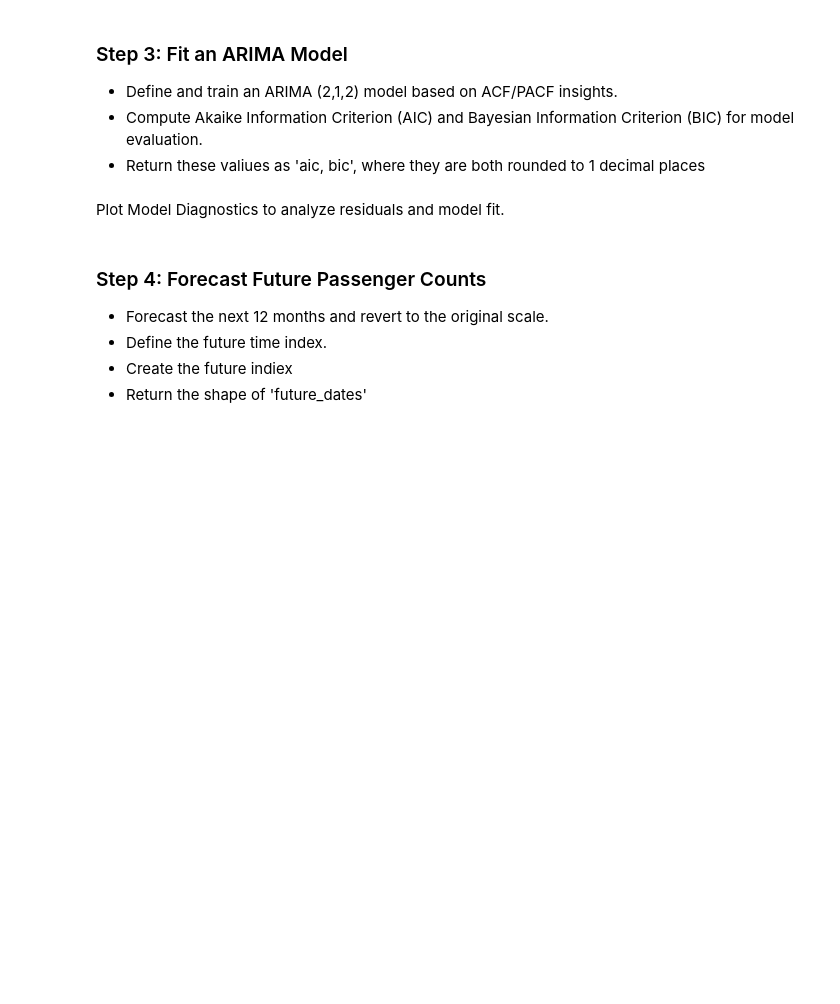
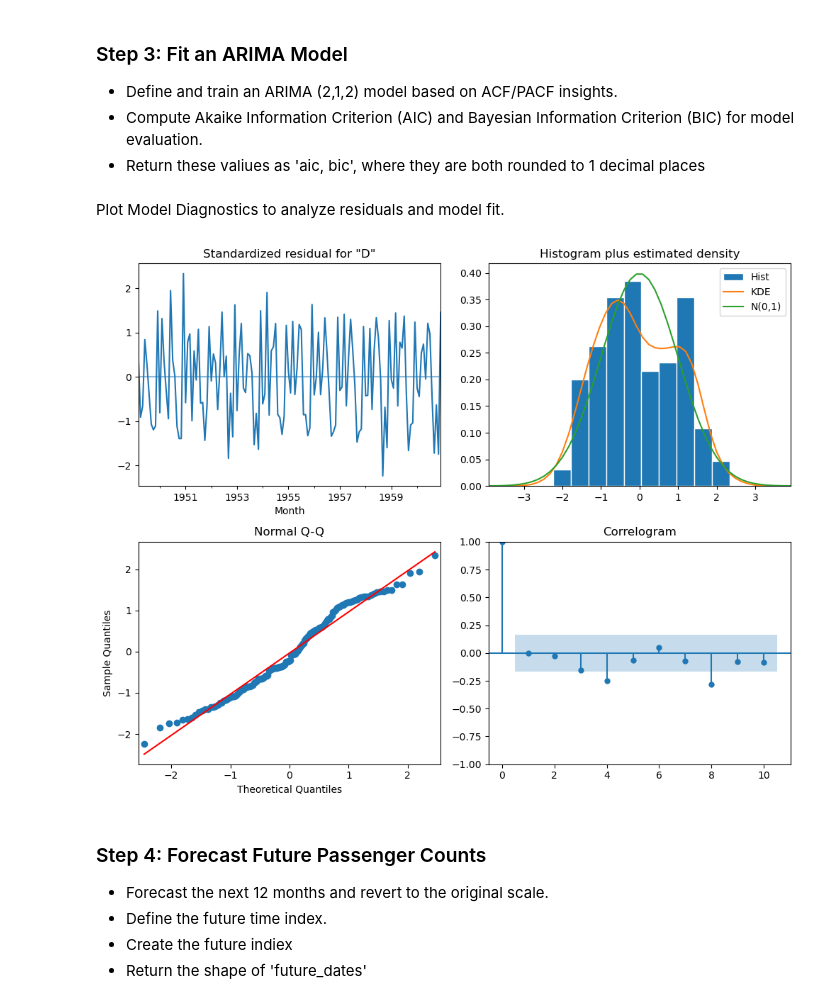
Before and after one commit to marhas109/ds09_all, a Jupyter notebook: CG_C09_M04.ipynb, the cells around one changed output. Cells and saved outputs as stored; diff of their text form; code cells hidden in the pictures; blank space fills up the shorter version.

```diff
--- a/CG_C09_M04.ipynb
+++ b/CG_C09_M04.ipynb
@@ -67,11 +96,11 @@ Plot ACF and PACF to determine ARIMA parameters.
 # CodeGrade step3
 
 # Define and fit ARIMA model
-model = None
-model_fit = None
+model = ARIMA(diff_pass, order=(2, 1, 2))
+model_fit = model.fit()
 
 # Print model summary
-aic = None
-bic = None
+aic = model_fit.aic
+bic = model_fit.bic
 # %% [markdown]
 Plot Model Diagnostics to analyze residuals and model fit.
@@ -80,3 +107,10 @@ Plot Model Diagnostics to analyze residuals and model fit.
+# %%
+# Model Diagnostics
+fit = model_fit.plot_diagnostics(figsize=(10, 8))
+plt.tight_layout()
+plt.show()
+# %% [output]
+[figure, added]
 # %% [markdown]
 ### Step 4: Forecast Future Passenger Counts
 * Forecast the next 12 months and revert to the original scale.
```
Also changed, not shown: parts of 9 cells of this notebook.
